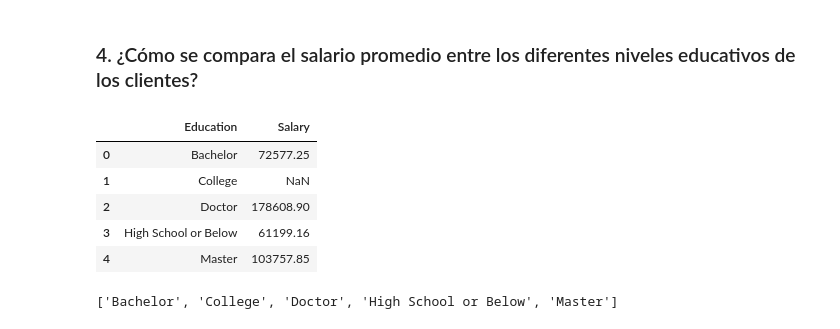
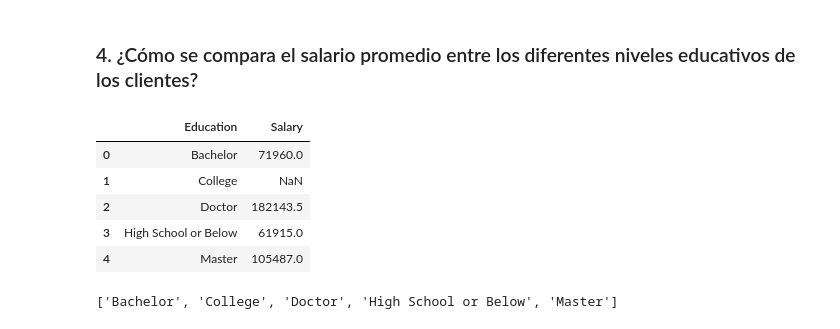
Before and after one commit to Adalab/bda-modulo-3-evaluacion-final-LauraGenesis, a Jupyter notebook: funciones.ipynb, the cells around one changed output. Saved outputs shown, nothing was run; the diff lists cells and outputs as text; code cells hidden in the pictures.

Commit message:
corregido boxplot con mediana

```diff
--- a/funciones.ipynb
+++ b/funciones.ipynb
@@ -146,8 +181,8 @@ salary_college.isnull().sum()
 ## Union y Limpieza
 # %%
 df_final = pd.merge(history, activity.groupby("Loyalty Number")[
-    ["Flights Booked", "Flights with Companions", "Total Flights", "'Distance'",
-     "'Points Accumulated'", "Points Redeemed", "Dollar Cost Points Redeemed"]
+    ["Flights Booked", "Flights with Companions", "Total Flights", "Distance",
+     "Points Accumulated", "Points Redeemed", "Dollar Cost Points Redeemed"]
 ].sum(), on='Loyalty Number', how='left')
 
 # Guardar el DataFrame unido en un archivo CSV llamado 'final.csv'
@@ -320,15 +415,15 @@ Tambien podríamos observar que puede haber mayor cantidad de poblacion en esas
 ### 4.  ¿Cómo se compara el salario promedio entre los diferentes niveles educativos de los clientes?
 # %%
 # Agrupar los datos por el nivel educativo y calcular el salario promedio
-salario_educacion = df_final_limpio.groupby('Education')['Salary'].mean().round(2).reset_index()
+salario_educacion = df_final_limpio.groupby('Education')['Salary'].median().round(2).reset_index()
 salario_educacion
 # %% [output]
 |  | Education | Salary |
-| 0 | Bachelor | 72577.25 |
+| 0 | Bachelor | 71960.0 |
 | 1 | College | NaN |
-| 2 | Doctor | 178608.90 |
-| 3 | High School or Below | 61199.16 |
-| 4 | Master | 103757.85 |
+| 2 | Doctor | 182143.5 |
+| 3 | High School or Below | 61915.0 |
+| 4 | Master | 105487.0 |
 # %%
 #Preparamos la lista con los tipos de educacion
 tipos_educacion = salario_educacion["Education"].unique().tolist()
```
Also changed, not shown: parts of 17 cells of this notebook.
